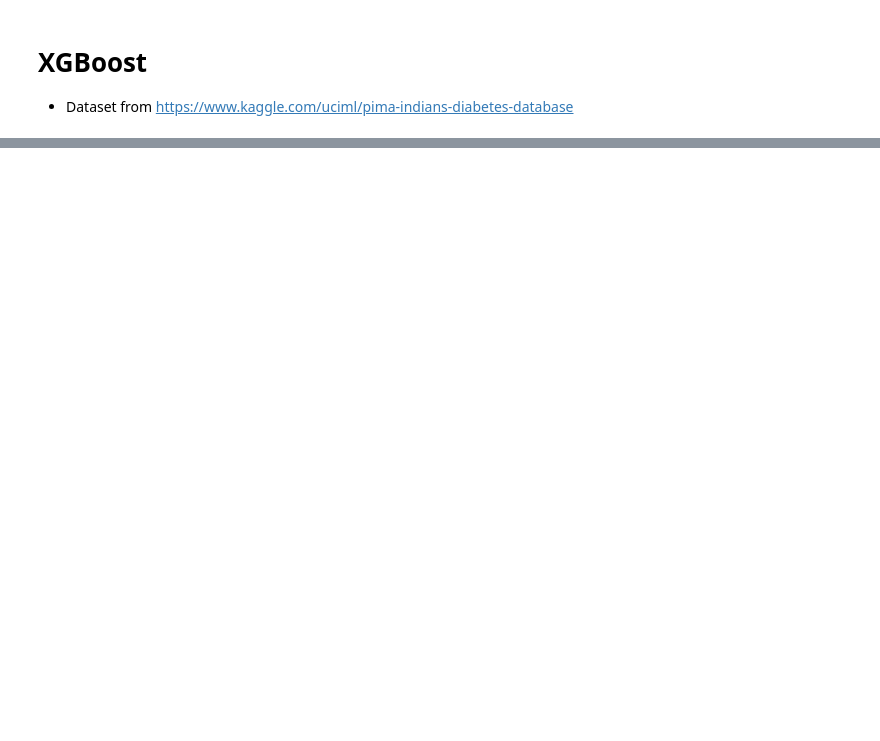
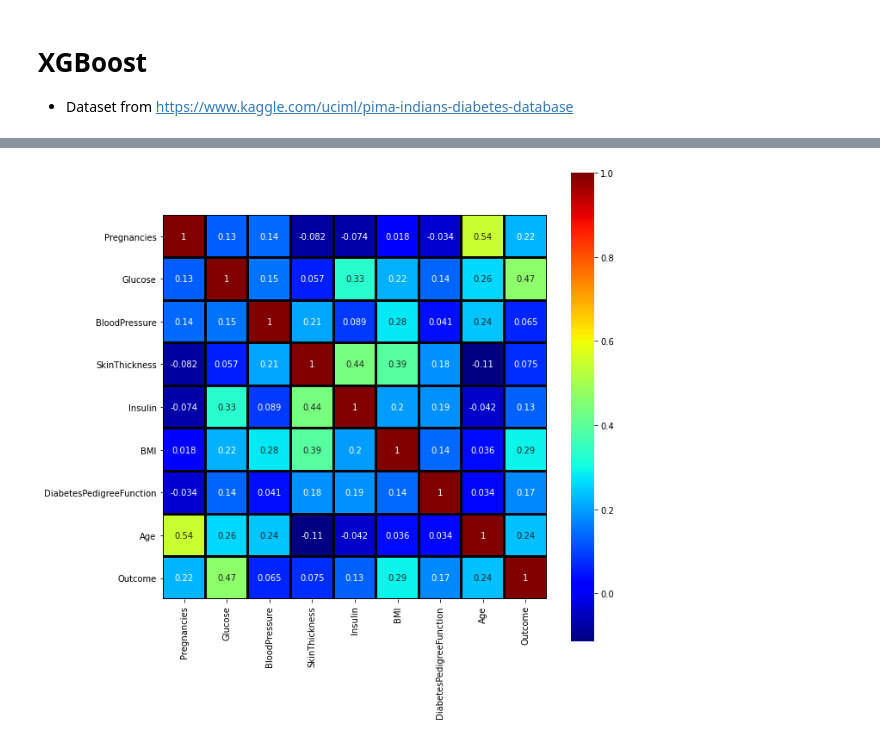
Before and after one commit to erinkhoo/hard-skill-learning-list-2019, a Jupyter notebook: Machine_Learning_Problems/XGBoost/XGBoost-Playground.ipynb, the cells around one changed output, grey strips where cells are left out. Saved outputs shown, nothing was run; the diff lists cells and outputs as text; code cells hidden in the pictures; blank space fills up the shorter version.

```diff
--- a/Machine_Learning_Problems/XGBoost/XGBoost-Playground.ipynb
+++ b/Machine_Learning_Problems/XGBoost/XGBoost-Playground.ipynb
@@ -50,0 +88,10 @@ FileNotFoundError: ignored
+# %%
+# correlation review
+corr_matrix_dataset = dataset.corr()
+
+f, ax = plt.subplots(figsize=(10, 10))
+seaborn.heatmap(corr_matrix_dataset, annot=True, square=True,
+                cmap='jet', linewidths=2, linecolor='black')
+plt.show()
+# %% [output]
+[figure, added]
```
Also changed, not shown: parts of 8 cells of this notebook.
